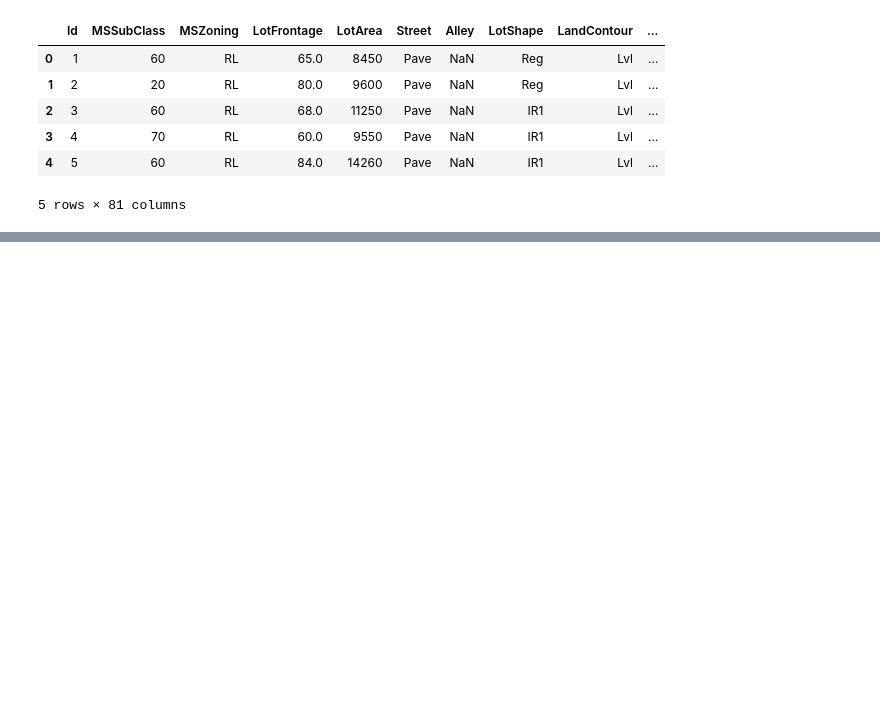
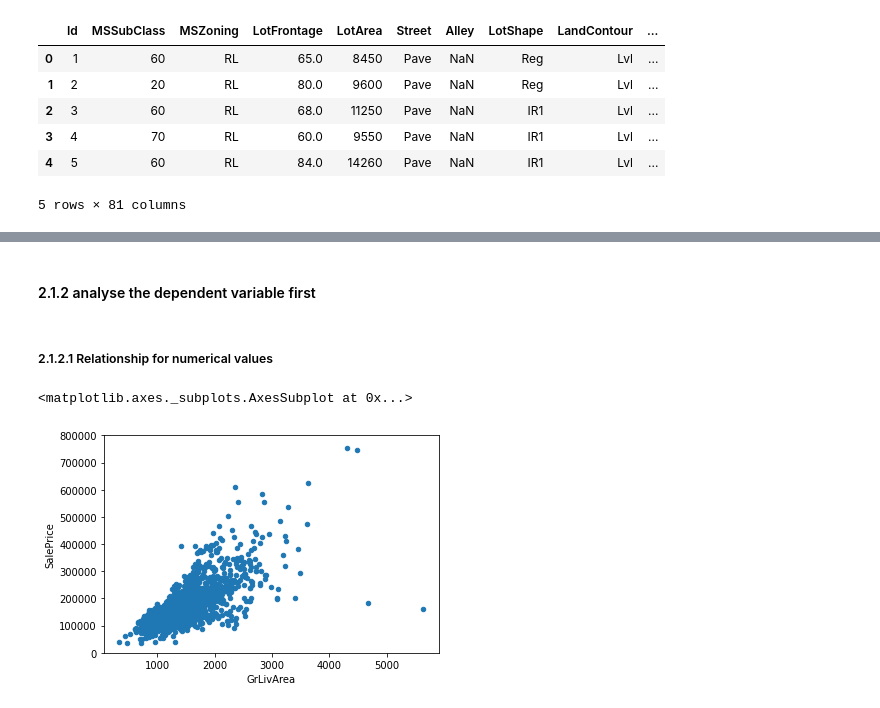
Before and after one commit to philipsales/exploratory-data-analysis-notes, a Jupyter notebook: notebooks/exploratory_data_analysis.ipynb, the cells around one changed output, grey strips where cells are left out. Cells and saved outputs as stored; diff of their text form; code cells hidden in the pictures; blank space fills up the shorter version.

```diff
--- a/notebooks/exploratory_data_analysis.ipynb
+++ b/notebooks/exploratory_data_analysis.ipynb
@@ -59,0 +139,12 @@ df_train.head(5)
+# %% [markdown]
+
+#### 2.1.2 analyse the dependent variable first
+# %% [markdown]
+##### 2.1.2.1 Relationship for numerical values
+# %%
+var = "GrLivArea"
+data = pd.concat([df_train['SalePrice'], df_train[var]], axis=1)
+data.plot.scatter(x=var, y='SalePrice', ylim=(0,800000))
+# %% [output]
+<matplotlib.axes._subplots.AxesSubplot at 0x...>
+[figure, added]
```
Also changed, not shown: parts of 39 cells of this notebook.
